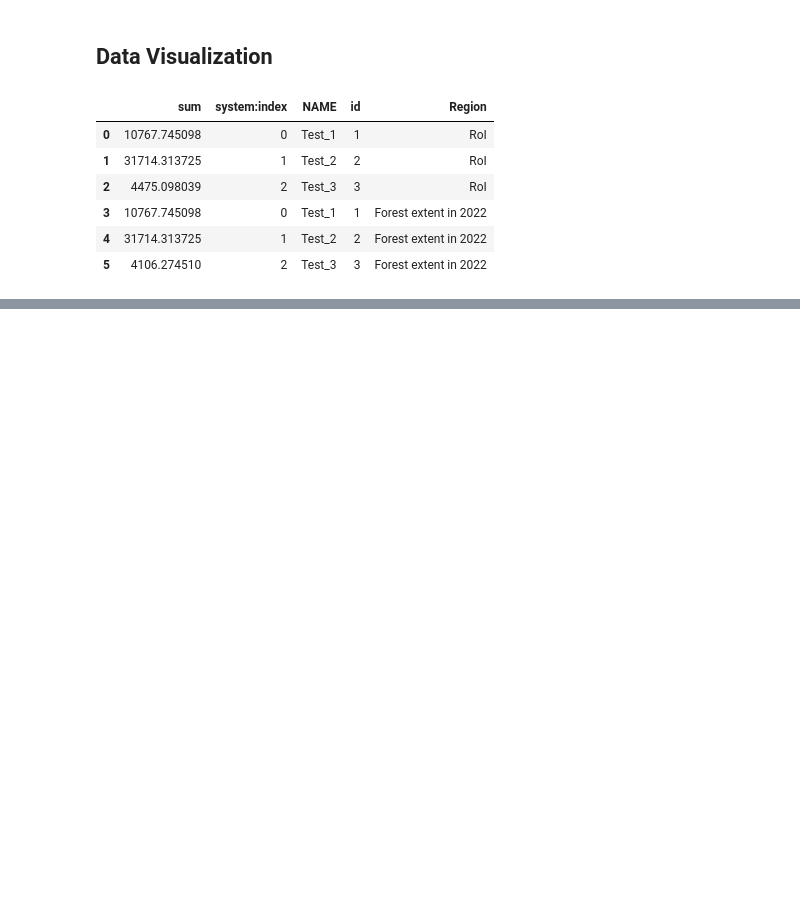
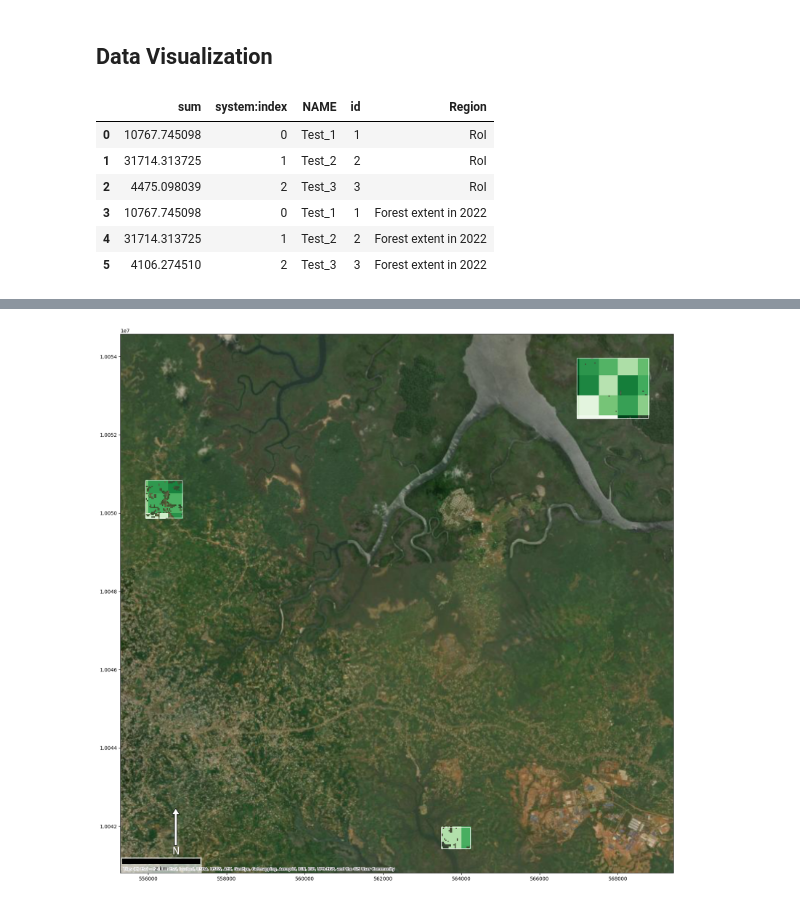
Before and after one commit to fadlielqorni/revalue-rapid-assessment, a Jupyter notebook: Global_AboveGroundBiomass_Assessment.ipynb, the cells around one changed output, grey strips where cells are left out. Drawn from its saved outputs; the diff is of its cells as text; code cells hidden in the pictures; blank space fills up the shorter version.

```diff
--- a/Global_AboveGroundBiomass_Assessment.ipynb
+++ b/Global_AboveGroundBiomass_Assessment.ipynb
@@ -312,6 +319,11 @@ geemap.ee_export_image_to_drive(
 )
 # %% [markdown]
 ## Data Visualization
+# %%
+root2 = Tk() # pointing root to Tk() to use it as Tk() in program.
+root2.withdraw() # Hides small tkinter window.
+root2.attributes('-topmost', True) # Opened windows will be active. above all windows despite of selection.
+raster_directory = filedialog.askdirectory(title = "Specify Raster Folder Directory")
 # %%
 # 1. Above Ground Biomass in RoI and Forest Extent 2022
 # 1.1 RoI
@@ -347,0 +369,18 @@ fig_AGBForest22.update_layout(legend_title_text='Extent')
+# %%
+# Import Raster Data
+AGB_ForestExtent22_raster = rasterio.open(os.path.join(raster_directory, projectname + '_AGBiomass_RemainingForest22.tif').replace(os.sep, '/'))
+# %%
+#import overlay raster
+fig_agb, ax_agb = plt.subplots(figsize=(20,20))
+
+x, y, arrow_length = 0.1, 0.12, 0.08
+ax_agb.annotate('N', color='white', xy=(x, y), xytext=(x, y-arrow_length), arrowprops=dict(facecolor='white', width=5, headwidth=15),
+                     ha='center', va='center', fontsize=20,
+                     xycoords=ax_agb.transAxes)
+
+ax_agb.add_artist(ScaleBar(1, box_alpha=0.6, location = 'lower left'))
+ax_agb = roi_proj.plot(figsize=(20, 20), color = None, edgecolor = 'white', facecolor="none", ax = ax_agb)
+ax_agb = ctx.add_basemap(source=ctx.providers.Esri.WorldImagery, crs=roi_proj.crs.to_string(), ax = ax_agb )
+ax_agb = rasterio.plot.show(AGB_ForestExtent22_raster, ax=ax_agb, cmap='Greens')
+# %% [output]
+[figure, added]
```
Also changed, not shown: parts of 4 cells of this notebook.
